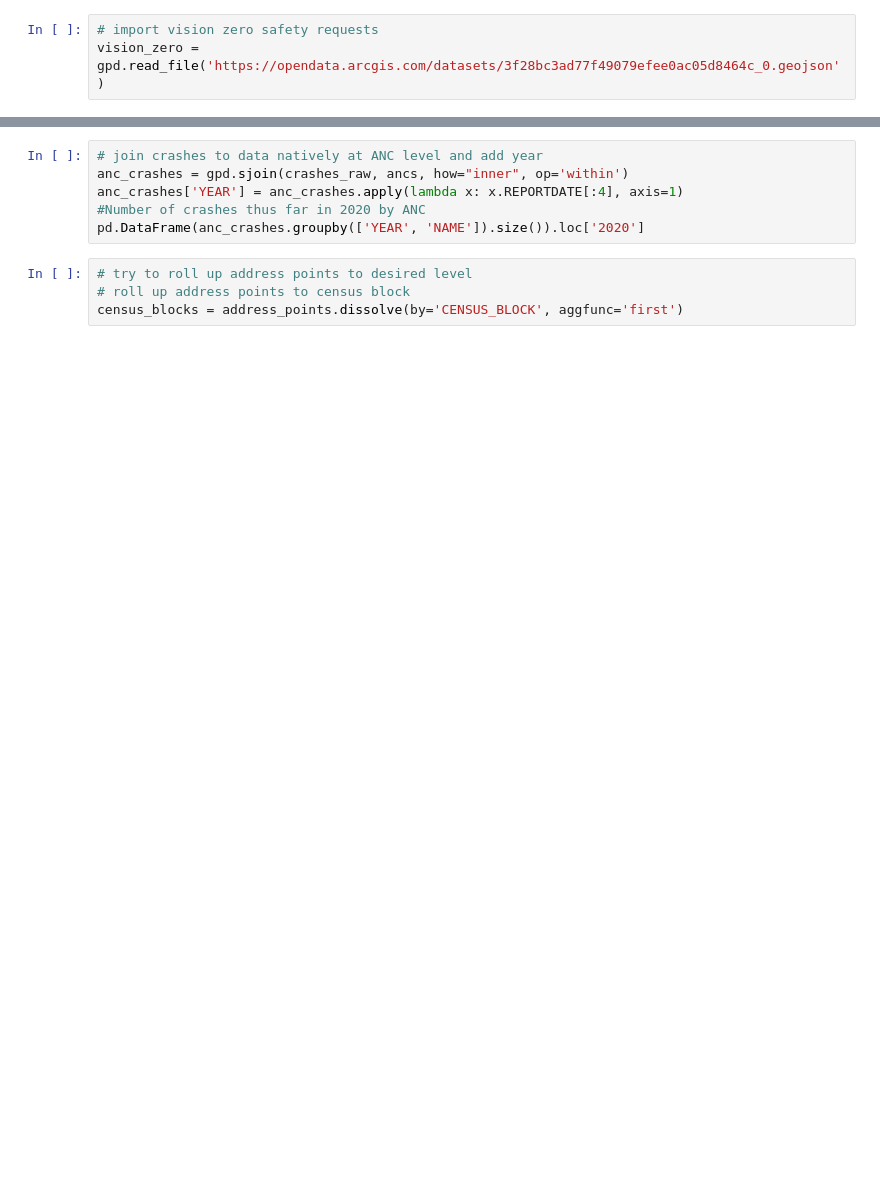
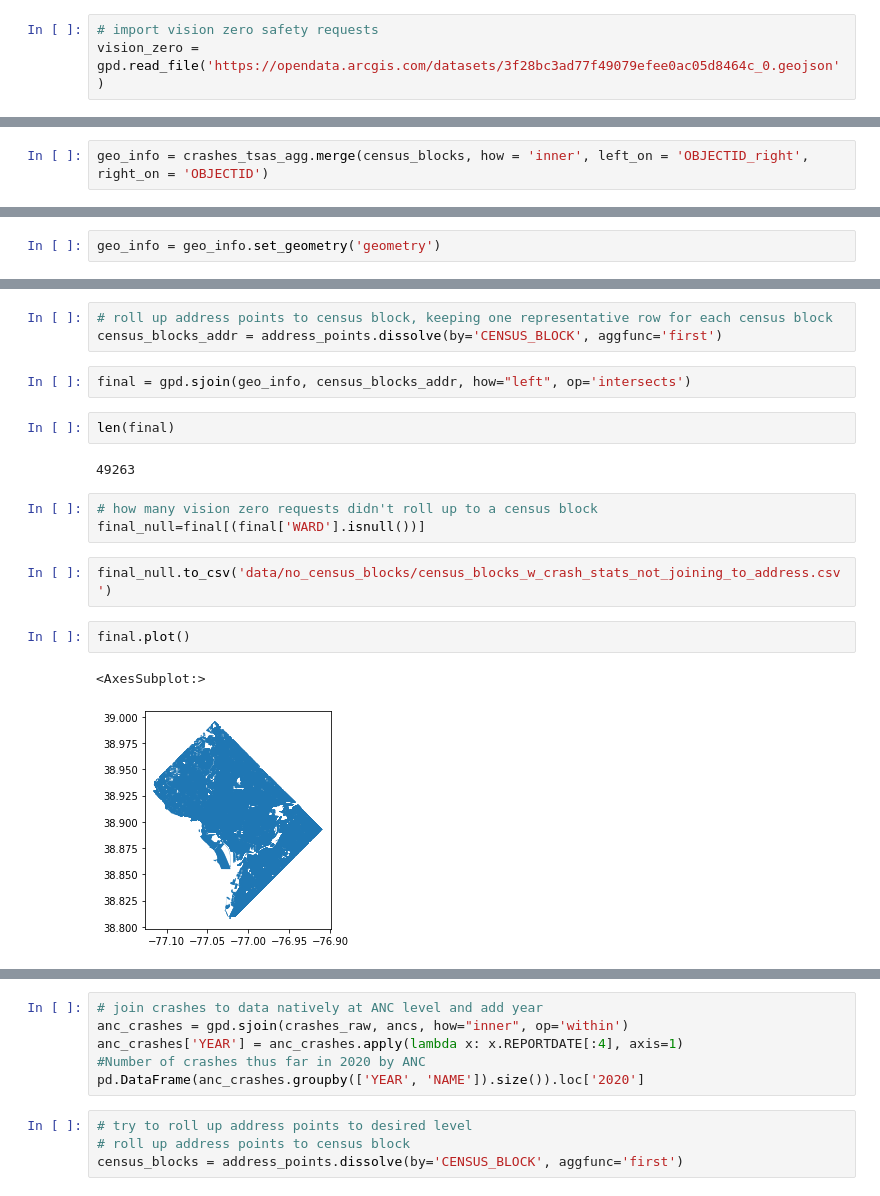
Before and after one commit to CharlotteJackson/DC_Crash_Bot, a Jupyter notebook: DC_Crash_Analysis.ipynb, the cells around one changed output, grey strips where cells are left out. Cells and saved outputs as stored; diff of their text form; blank space fills up the shorter version.

```diff
--- a/DC_Crash_Analysis.ipynb
+++ b/DC_Crash_Analysis.ipynb
@@ -26,0 +172,2 @@ vision_zero = gpd.read_file('https://opendata.arcgis.com/datasets/3f28bc3ad77f49
+# %%
+geo_info = crashes_tsas_agg.merge(census_blocks, how = 'inner', left_on = 'OBJECTID_right', right_on = 'OBJECTID')
@@ -26,0 +182,2 @@ vision_zero = gpd.read_file('https://opendata.arcgis.com/datasets/3f28bc3ad77f49
+# %%
+geo_info = geo_info.set_geometry('geometry')
@@ -26,0 +201,19 @@ vision_zero = gpd.read_file('https://opendata.arcgis.com/datasets/3f28bc3ad77f49
+# %%
+# roll up address points to census block, keeping one representative row for each census block
+census_blocks_addr = address_points.dissolve(by='CENSUS_BLOCK', aggfunc='first')
+# %%
+final = gpd.sjoin(geo_info, census_blocks_addr, how="left", op='intersects')
+# %%
+len(final)
+# %% [output]
+49263
+# %%
+# how many vision zero requests didn't roll up to a census block
+final_null=final[(final['WARD'].isnull())]
+# %%
+final_null.to_csv('data/no_census_blocks/census_blocks_w_crash_stats_not_joining_to_address.csv')
+# %%
+final.plot()
+# %% [output]
+<AxesSubplot:>
+[figure, added]
```
Also changed, not shown: parts of 66 cells of this notebook, 19 other files.
